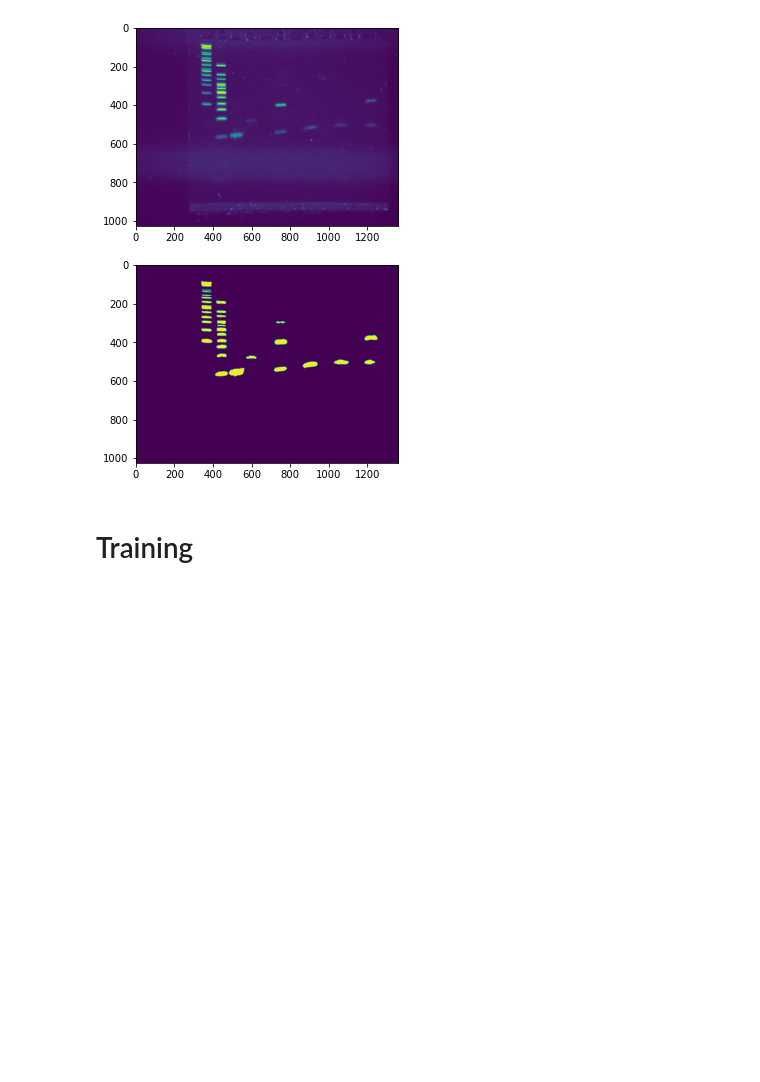
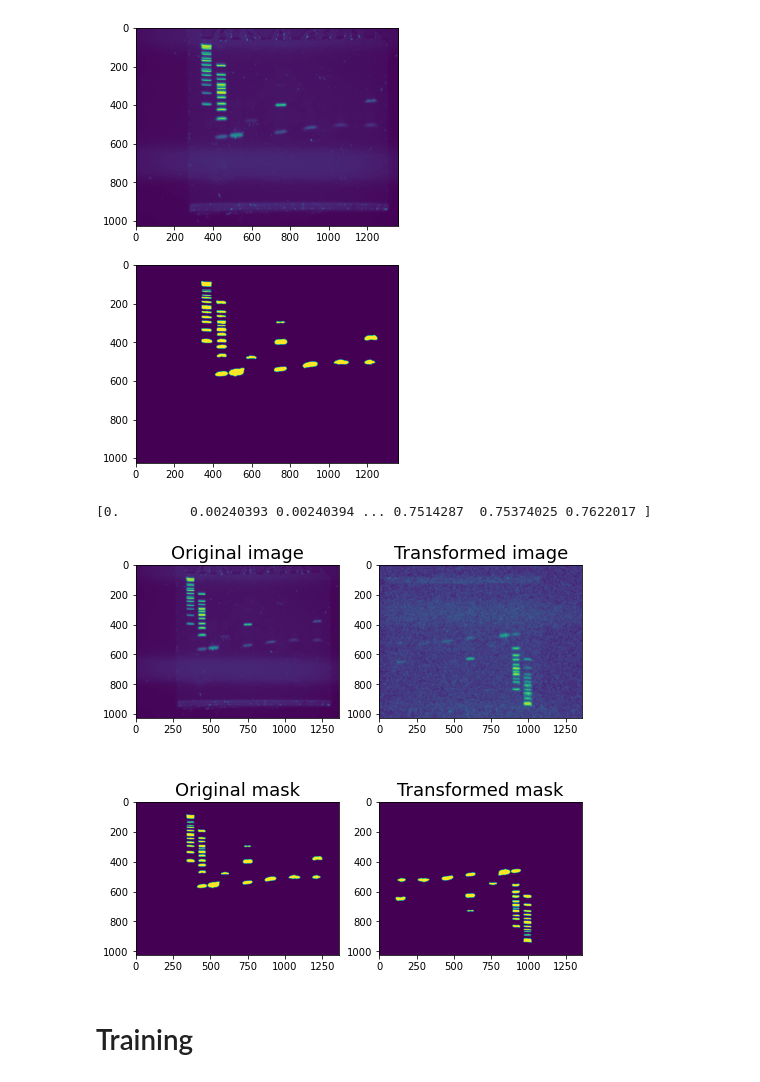
Before and after one commit to mattaq31/GelGenie, a Jupyter notebook: backend/segmentation/Model Tests.ipynb, the cells around one changed output. Drawn from its saved outputs; the diff is of its cells as text; code cells hidden in the pictures; blank space fills up the shorter version.

Commit message:
Augmentations and Padding of Training Images

```diff
--- a/backend/segmentation/Model Tests.ipynb
+++ b/backend/segmentation/Model Tests.ipynb
@@ -110,6 +111,30 @@ visualize(image, mask)
 # %% [output]
 (1024, 1360)
 [figure]
+# %%
+import albumentations as albu
+transform = albu.Compose([albu.Flip(p=0.75),
+        albu.RandomRotate90(p=0.5),
+        albu.SafeRotate(limit=30, border_mode=0, value=0, p=0.5),
+
+        # Pixel-level transforms
+        albu.AdvancedBlur(p=0.5),
+        albu.Downscale(p=0.5),
+        albu.GaussNoise(var_limit=0.2, p=0.5),
+        albu.GlassBlur(p=0.5),
+        albu.HueSaturationValue(val_shift_limit=0.1, p=0.5),
+        albu.ImageCompression(quality_lower=50, p=0.5),
+        albu.MotionBlur(p=0.5),
+        albu.RandomBrightness(limit=0.1, p=0.5),
+        albu.RandomContrast(limit=0.2, p=0.5),
+        albu.RandomGamma(p=0.5),])
+transformed = transform(image = image, mask=mask)
+transformed_image, transformed_mask = transformed['image'], transformed['mask']
+visualize(transformed_image, transformed_mask, image, mask)
+print(np.unique(transformed_image))
+# %% [output]
+[0.         0.00240393 0.00240394 ... 0.7514287  0.75374025 0.7622017 ]
+[figure, added]
 # %%
 # Padding
 def get_augmentation():
```
Also changed, not shown: parts of 3 cells of this notebook, 9 other files.
